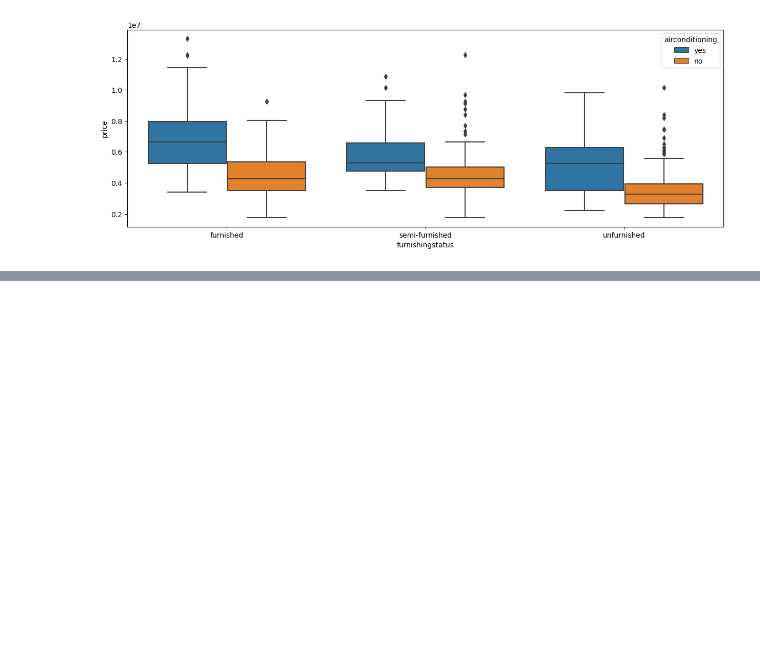
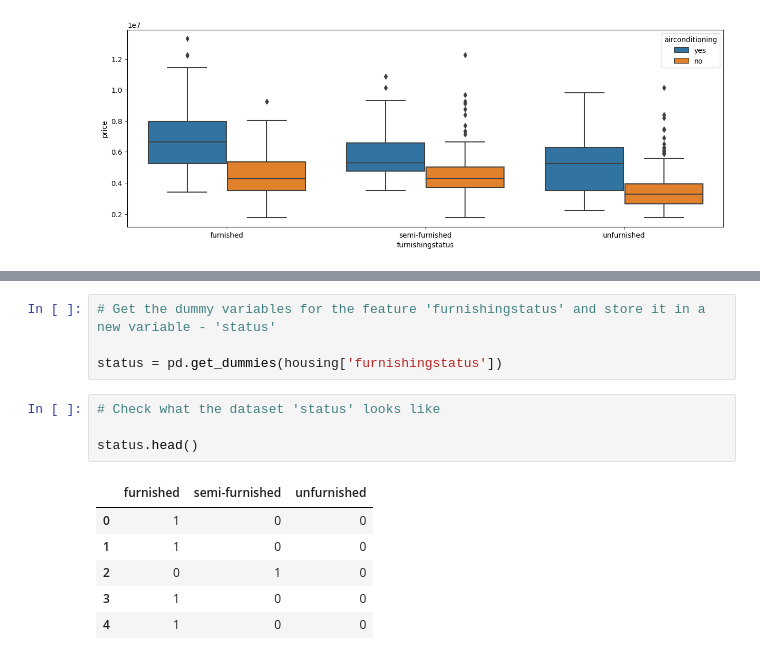
Before and after one commit to DhruvDA/Multiple_linear_regression, a Jupyter notebook: Jupyter_notebooks/Housing_case_study.ipynb, the cells around one changed output, grey strips where cells are left out. Cells and saved outputs as stored; diff of their text form; blank space fills up the shorter version.

```diff
--- a/Jupyter_notebooks/Housing_case_study.ipynb
+++ b/Jupyter_notebooks/Housing_case_study.ipynb
@@ -149,0 +190,15 @@ plt.show()
+# %%
+# Get the dummy variables for the feature 'furnishingstatus' and store it in a new variable - 'status'
+
+status = pd.get_dummies(housing['furnishingstatus'])
+# %%
+# Check what the dataset 'status' looks like
+
+status.head()
+# %% [output]
+|  | furnished | semi-furnished | unfurnished |
+| 0 | 1 | 0 | 0 |
+| 1 | 1 | 0 | 0 |
+| 2 | 0 | 1 | 0 |
+| 3 | 1 | 0 | 0 |
+| 4 | 1 | 0 | 0 |
```
Also changed, not shown: parts of 10 cells of this notebook.
